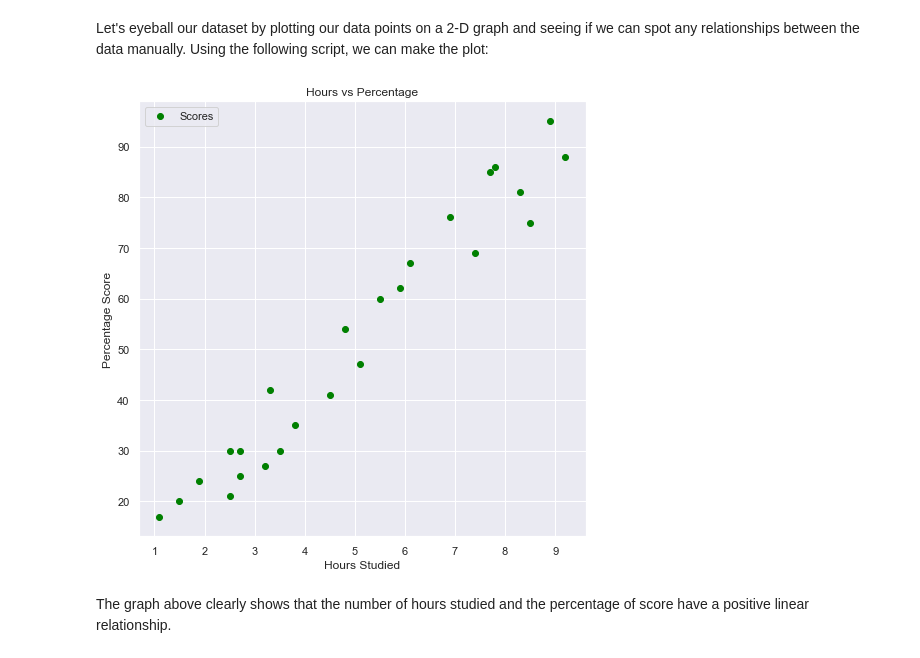
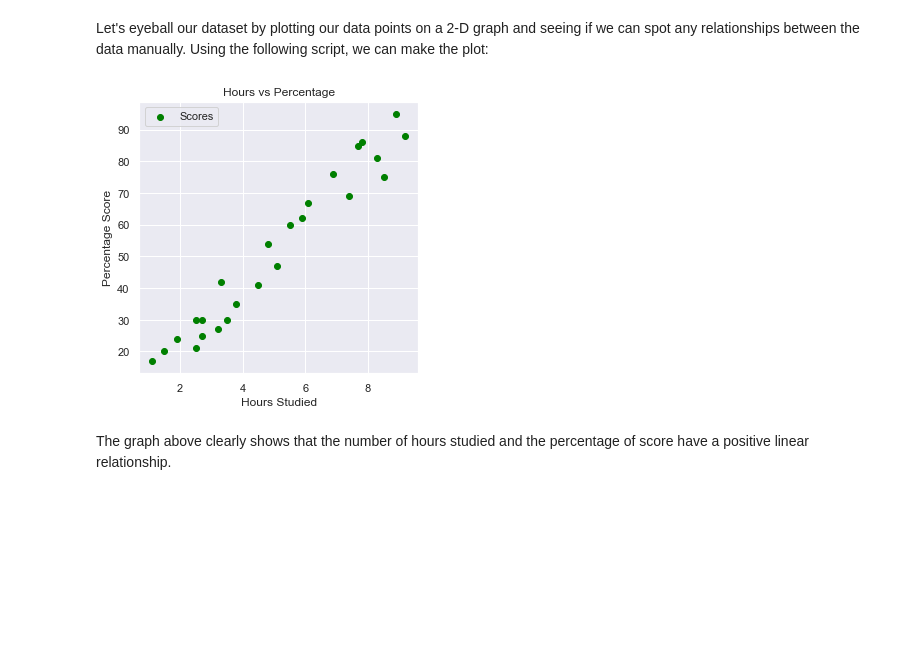
Before and after one commit to Rasel-25/Data-Science-Business-Analytics, a Jupyter notebook: Prediction using Supervised ML/Prediction using Supervised ML.ipynb, the cells around one changed output. Saved outputs shown, nothing was run; the diff lists cells and outputs as text; code cells hidden in the pictures; blank space fills up the shorter version.

```diff
--- a/Prediction using Supervised ML/Prediction using Supervised ML.ipynb
+++ b/Prediction using Supervised ML/Prediction using Supervised ML.ipynb
@@ -89,17 +108,17 @@ data.describe().T # getting important statistical information
 Let's eyeball our dataset by plotting our data points on a 2-D graph and seeing if we can spot any relationships between the data manually. Using the following script, we can make the plot:
 # %%
 # Plotting the distribution of scores
-plt.figure(figsize=(8,8))
+plt.figure(figsize=(5,5))
 sns.set(style='dark')
 plt.scatter(x=data['Hours'], y=data['Scores'],label='Scores',color='green')
 plt.xlabel('Hours Studied')
 plt.ylabel('Percentage Score')
 plt.title('Hours vs Percentage')
 plt.legend()
 plt.grid()
 plt.show()
 # %% [output]
-[figure, old version]
+[figure, new version]
 # %% [markdown]
 The graph above clearly shows that the number of hours studied and the percentage of score have a positive linear relationship.
 # %%
```
Also changed, not shown: parts of 6 cells of this notebook.
